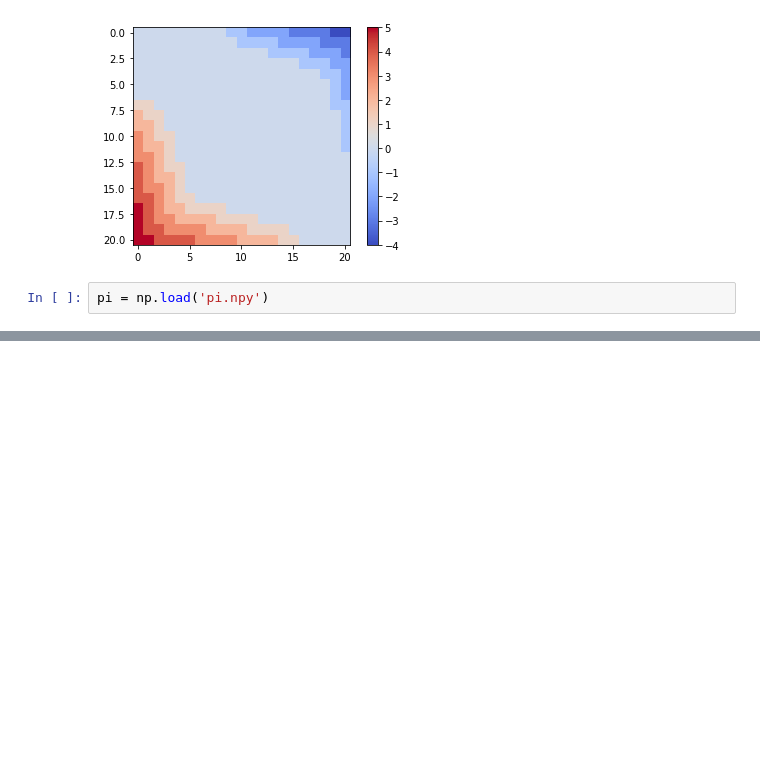
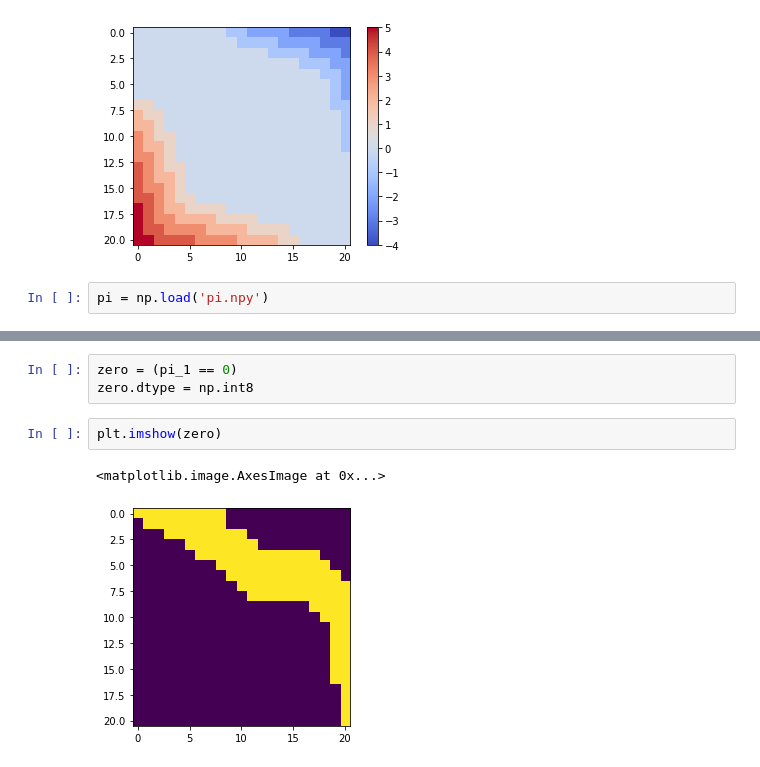
Before and after one commit to balaji1029/reinforcement-learning-sos, a Jupyter notebook: Jack's Car Rental Problems.ipynb, the cells around one changed output, grey strips where cells are left out. Cells and saved outputs as stored; diff of their text form; blank space fills up the shorter version.

```diff
--- a/iterative_policy_evaluation.ipynb
+++ b/Jack's Car Rental Problems.ipynb
@@ -621,0 +622,8 @@ plt.show()
+# %%
+zero = (pi_1 == 0)
+zero.dtype = np.int8
+# %%
+plt.imshow(zero)
+# %% [output]
+<matplotlib.image.AxesImage at 0x...>
+[figure, added]
```
Also changed, not shown: parts of 26 cells of this notebook, 1 other file.
